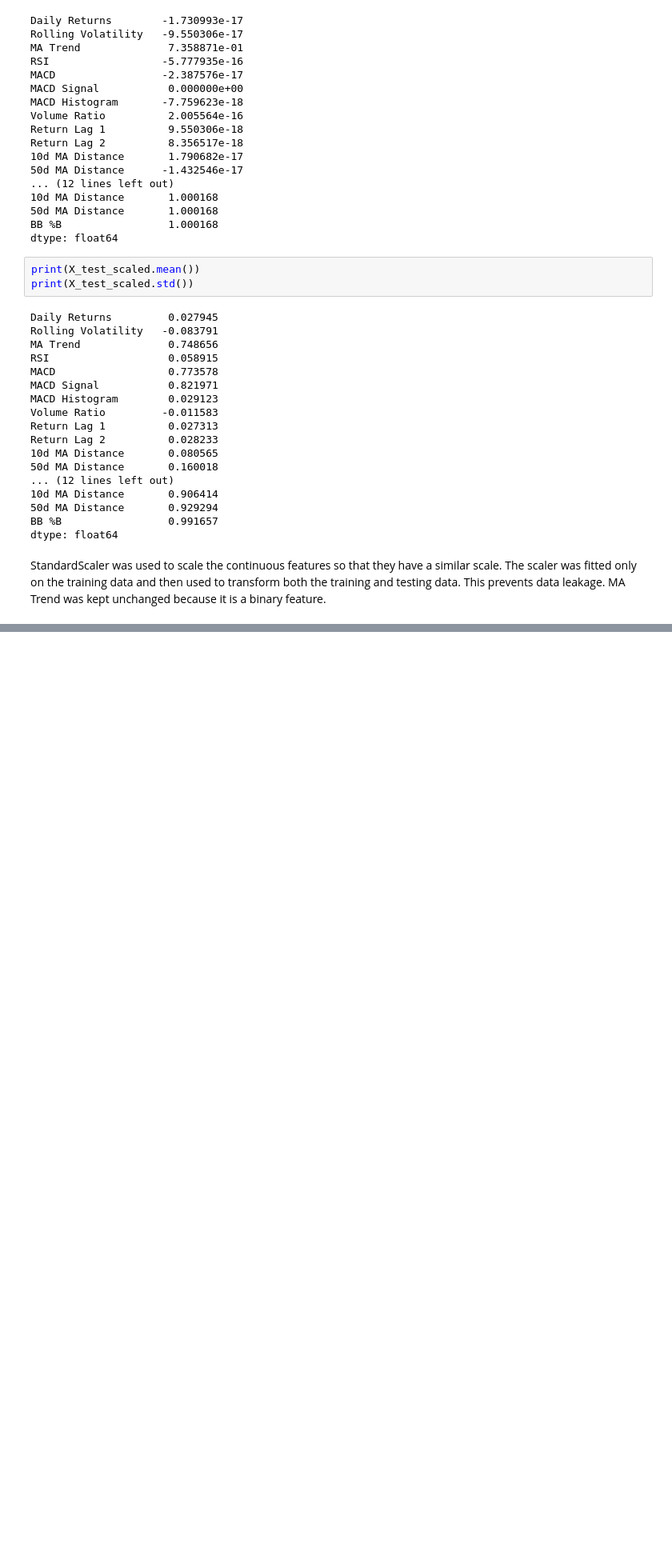
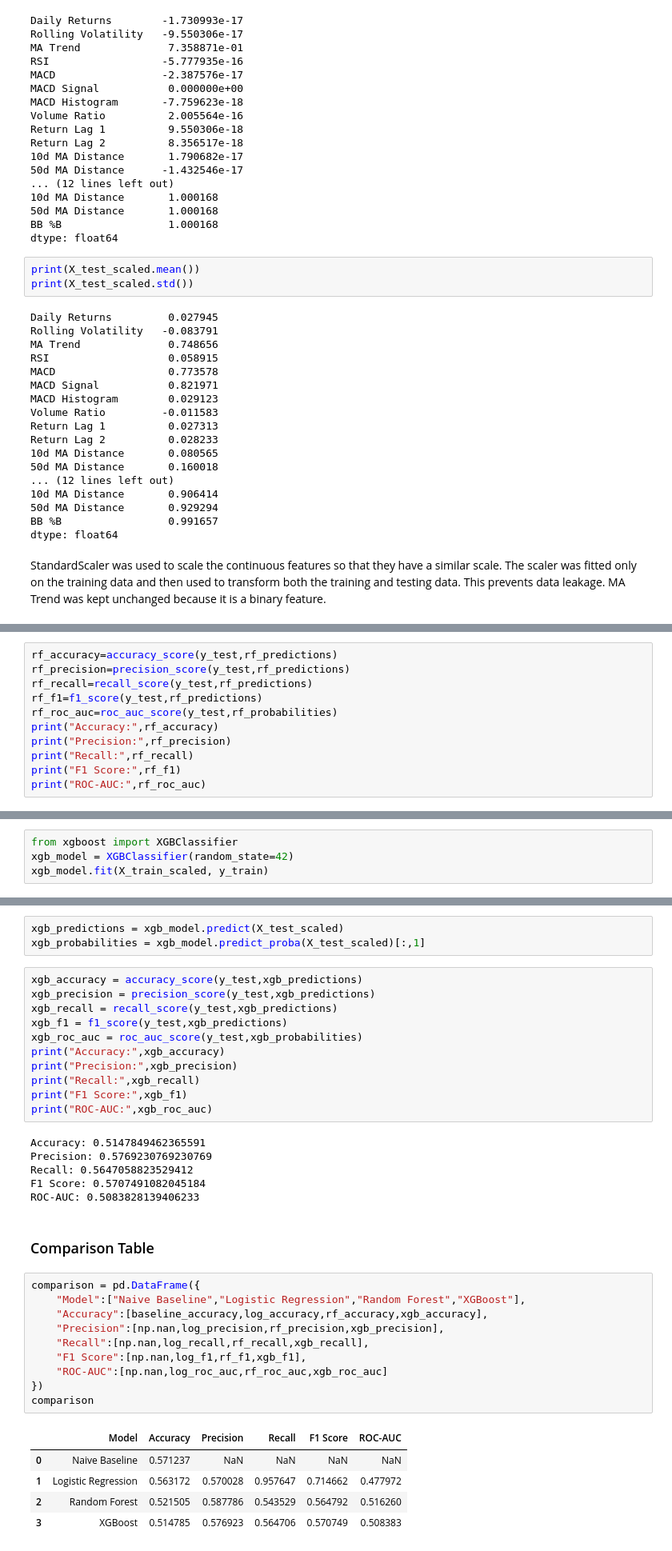
Before and after one commit to Junaid-Haider/Stock-Price-Direction-Predictor, a Jupyter notebook: notebooks/analysis.ipynb, the cells around one changed output, grey strips where cells are left out. Shown at 80% size. Saved outputs shown, nothing was run; the diff lists cells and outputs as text; blank space fills up the shorter version.

```diff
--- a/notebooks/analysis.ipynb
+++ b/notebooks/analysis.ipynb
@@ -808,0 +860,11 @@ StandardScaler was used to scale the continuous features so that they have a sim
+# %%
+rf_accuracy=accuracy_score(y_test,rf_predictions)
+rf_precision=precision_score(y_test,rf_predictions)
+rf_recall=recall_score(y_test,rf_predictions)
+rf_f1=f1_score(y_test,rf_predictions)
+rf_roc_auc=roc_auc_score(y_test,rf_probabilities)
+print("Accuracy:",rf_accuracy)
+print("Precision:",rf_precision)
+print("Recall:",rf_recall)
+print("F1 Score:",rf_f1)
+print("ROC-AUC:",rf_roc_auc)
@@ -808,0 +879,4 @@ StandardScaler was used to scale the continuous features so that they have a sim
+# %%
+from xgboost import XGBClassifier
+xgb_model = XGBClassifier(random_state=42)
+xgb_model.fit(X_train_scaled, y_train)
@@ -808,0 +895,38 @@ StandardScaler was used to scale the continuous features so that they have a sim
+# %%
+xgb_predictions = xgb_model.predict(X_test_scaled)
+xgb_probabilities = xgb_model.predict_proba(X_test_scaled)[:,1]
+# %%
+xgb_accuracy = accuracy_score(y_test,xgb_predictions)
+xgb_precision = precision_score(y_test,xgb_predictions)
+xgb_recall = recall_score(y_test,xgb_predictions)
+xgb_f1 = f1_score(y_test,xgb_predictions)
+xgb_roc_auc = roc_auc_score(y_test,xgb_probabilities)
+print("Accuracy:",xgb_accuracy)
+print("Precision:",xgb_precision)
+print("Recall:",xgb_recall)
+print("F1 Score:",xgb_f1)
+print("ROC-AUC:",xgb_roc_auc)
+# %% [output]
+Accuracy: 0.5147849462365591
+Precision: 0.5769230769230769
+Recall: 0.5647058823529412
+F1 Score: 0.5707491082045184
+ROC-AUC: 0.5083828139406233
+# %% [markdown]
+### Comparison Table
+# %%
+comparison = pd.DataFrame({
+    "Model":["Naive Baseline","Logistic Regression","Random Forest","XGBoost"],
+    "Accuracy":[baseline_accuracy,log_accuracy,rf_accuracy,xgb_accuracy],
+    "Precision":[np.nan,log_precision,rf_precision,xgb_precision],
+    "Recall":[np.nan,log_recall,rf_recall,xgb_recall],
+    "F1 Score":[np.nan,log_f1,rf_f1,xgb_f1],
+    "ROC-AUC":[np.nan,log_roc_auc,rf_roc_auc,xgb_roc_auc]
+})
+comparison
+# %% [output]
+|  | Model | Accuracy | Precision | Recall | F1 Score | ROC-AUC |
+| 0 | Naive Baseline | 0.571237 | NaN | NaN | NaN | NaN |
+| 1 | Logistic Regression | 0.563172 | 0.570028 | 0.957647 | 0.714662 | 0.477972 |
+| 2 | Random Forest | 0.521505 | 0.587786 | 0.543529 | 0.564792 | 0.516260 |
+| 3 | XGBoost | 0.514785 | 0.576923 | 0.564706 | 0.570749 | 0.508383 |
```
Also changed, not shown: parts of 20 cells of this notebook.
